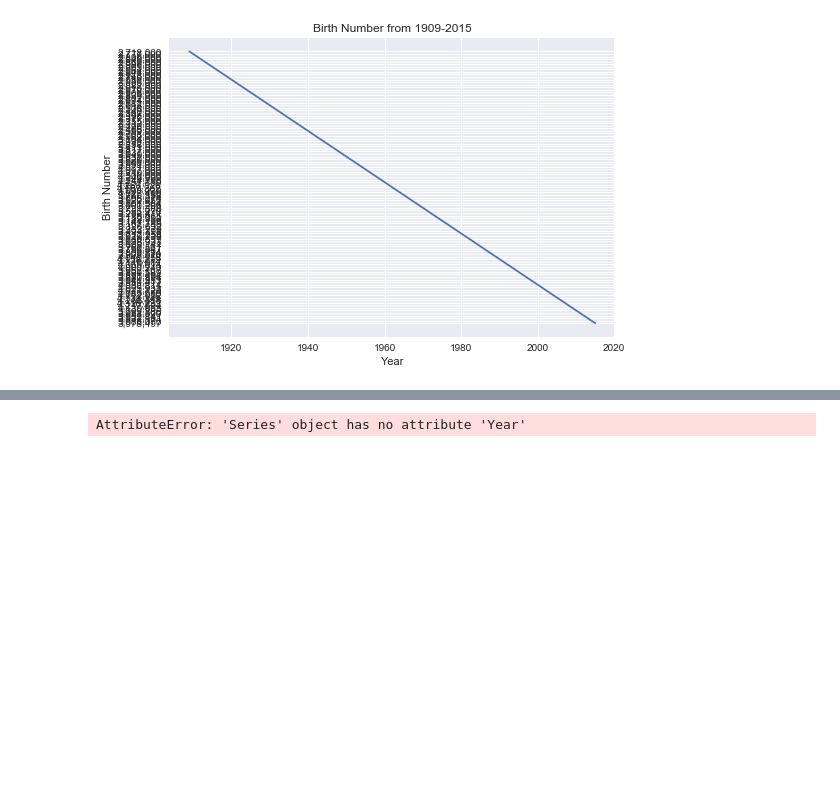
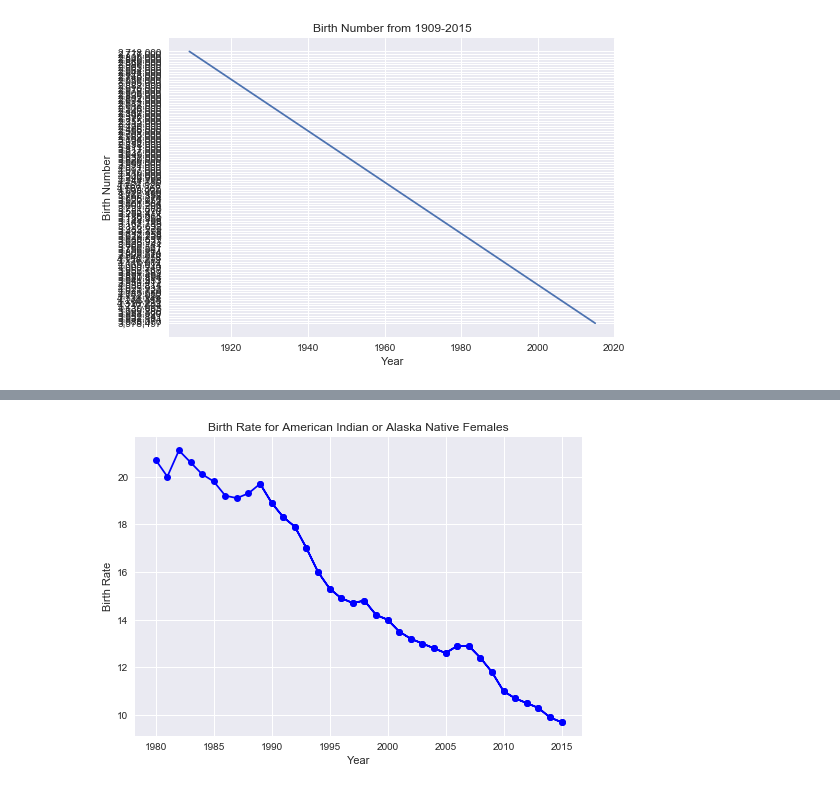
Before and after one commit to wpierre-louis/Data-Analysis, a Jupyter notebook: Data Analysis.ipynb, the cells around one changed output, grey strips where cells are left out. Cells and saved outputs as stored; diff of their text form; code cells hidden in the pictures; blank space fills up the shorter version.

```diff
--- a/Data Analysis.ipynb
+++ b/Data Analysis.ipynb
@@ -96 +267,9 @@ native= data2[data2.Race=="American Indian/Alaska Native"]
+# %%
+plt.plot(native.Year, native["Birth Rate"], marker='o', color="blue")
+plt.xlabel("Year")
+plt.ylabel("Birth Rate")
+plt.title("Birth Rate for American Indian or Alaska Native Females")
+plt.show()
+# %% [output]
+[figure, added]
 # %%
@@ -100,5 +276,0 @@ all_races= black["Live Births"]+white["Live Births"]+native["Live Births"]+asian
-# %%
-plt.plot(all_races.Year, all_races["Live Births"])
-plt.show()
-# %% [output]
-AttributeError: 'Series' object has no attribute 'Year'
```
Also changed, not shown: parts of 39 cells of this notebook.
